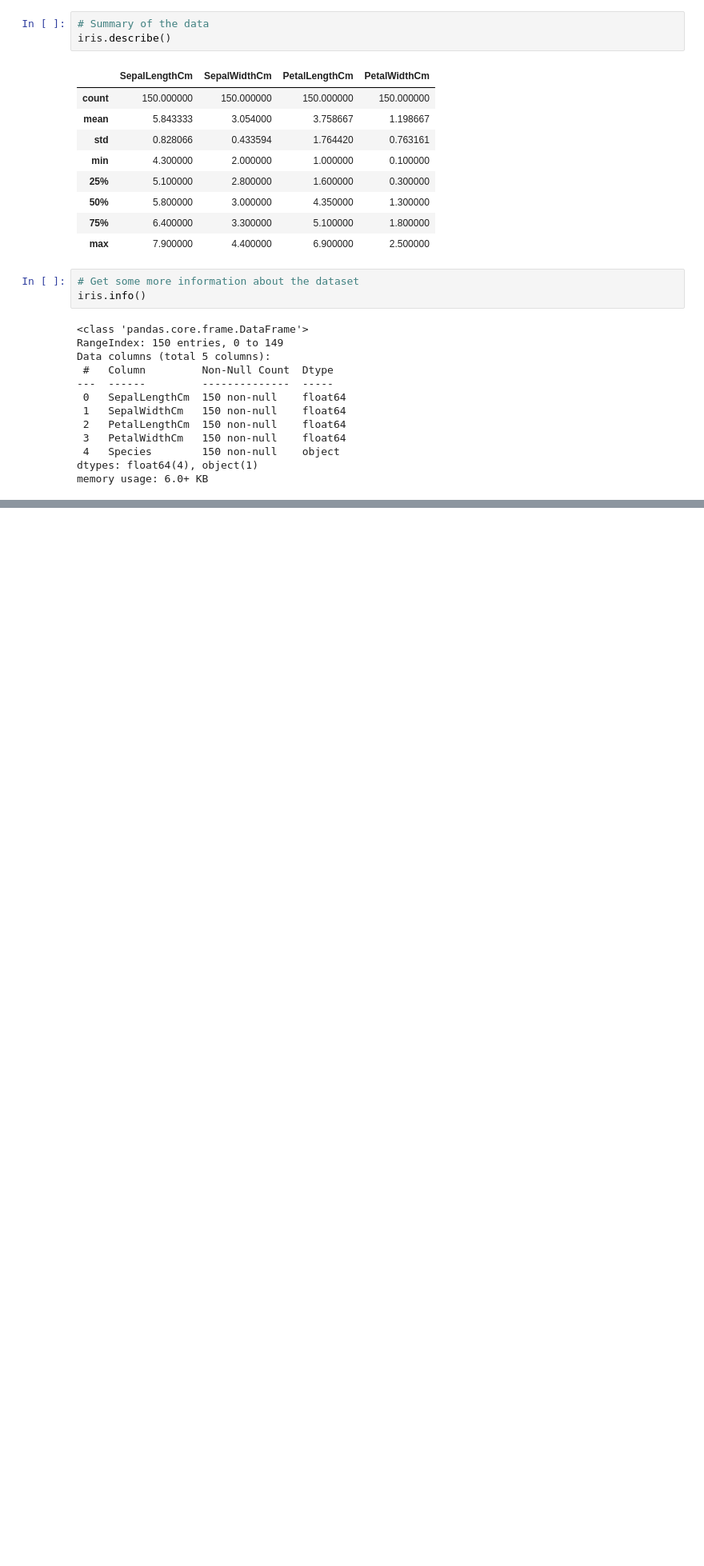
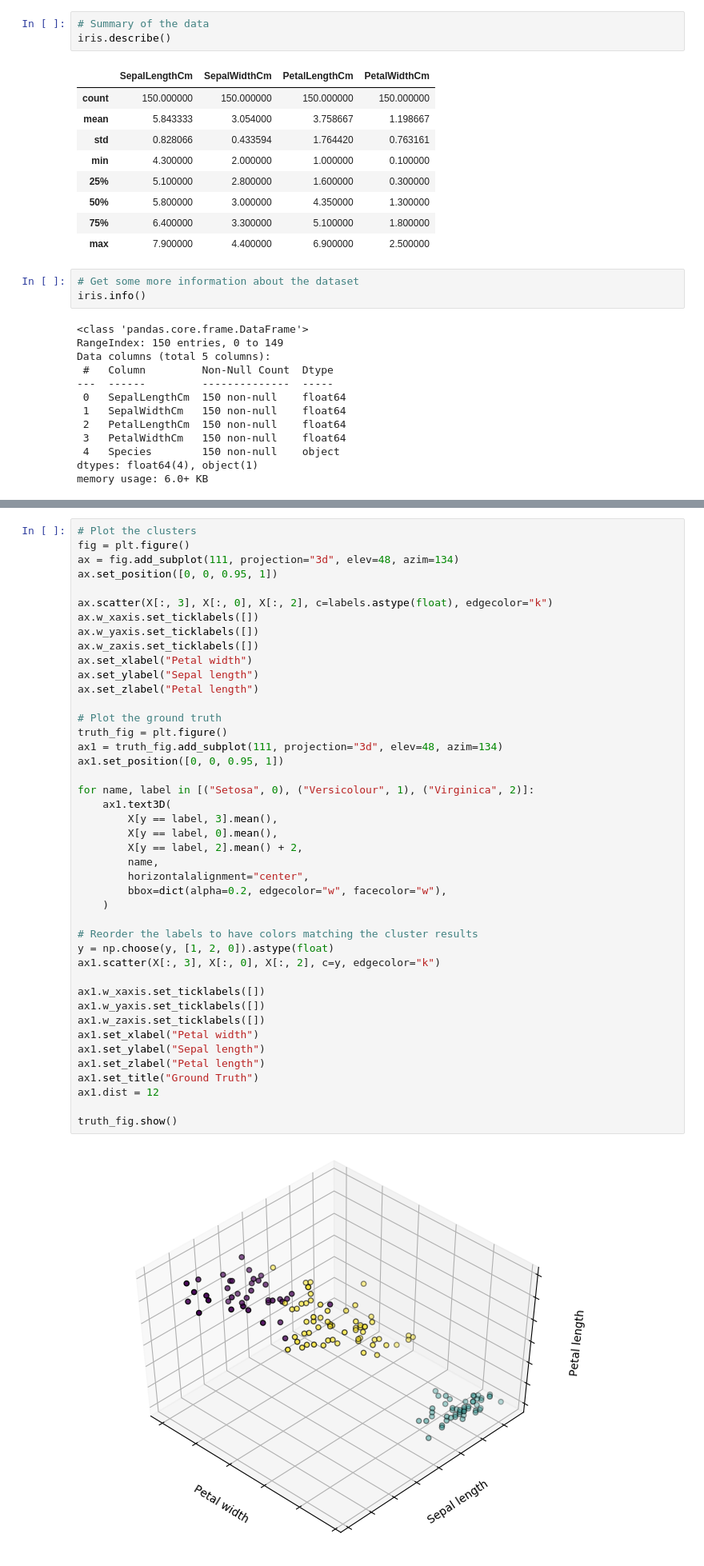
Before and after one commit to DanielleWinter/ds101_iris_dataset, a Jupyter notebook: iris_classification.ipynb, the cells around one changed output, grey strips where cells are left out. Shown: that part at 80% size. Drawn from its saved outputs; the diff is of its cells as text; blank space fills up the shorter version.

Commit message:
Update to include modeling, eval and plot

```diff
--- a/iris_classification.ipynb
+++ b/iris_classification.ipynb
@@ -105,0 +158,45 @@ Questions:
+# %%
+# Plot the clusters
+fig = plt.figure()
+ax = fig.add_subplot(111, projection="3d", elev=48, azim=134)
+ax.set_position([0, 0, 0.95, 1])
+
+ax.scatter(X[:, 3], X[:, 0], X[:, 2], c=labels.astype(float), edgecolor="k")
+ax.w_xaxis.set_ticklabels([])
+ax.w_yaxis.set_ticklabels([])
+ax.w_zaxis.set_ticklabels([])
+ax.set_xlabel("Petal width")
+ax.set_ylabel("Sepal length")
+ax.set_zlabel("Petal length")
+
+# Plot the ground truth
+truth_fig = plt.figure()
+ax1 = truth_fig.add_subplot(111, projection="3d", elev=48, azim=134)
+ax1.set_position([0, 0, 0.95, 1])
+
+for name, label in [("Setosa", 0), ("Versicolour", 1), ("Virginica", 2)]:
+    ax1.text3D(
+        X[y == label, 3].mean(),
+        X[y == label, 0].mean(),
+        X[y == label, 2].mean() + 2,
+        name,
+        horizontalalignment="center",
+        bbox=dict(alpha=0.2, edgecolor="w", facecolor="w"),
+    )
+
+# Reorder the labels to have colors matching the cluster results
+y = np.choose(y, [1, 2, 0]).astype(float)
+ax1.scatter(X[:, 3], X[:, 0], X[:, 2], c=y, edgecolor="k")
+
+ax1.w_xaxis.set_ticklabels([])
+ax1.w_yaxis.set_ticklabels([])
+ax1.w_zaxis.set_ticklabels([])
+ax1.set_xlabel("Petal width")
+ax1.set_ylabel("Sepal length")
+ax1.set_zlabel("Petal length")
+ax1.set_title("Ground Truth")
+ax1.dist = 12
+
+truth_fig.show()
+# %% [output]
+[figure, added]
```
Also changed, not shown: parts of 22 cells of this notebook.
